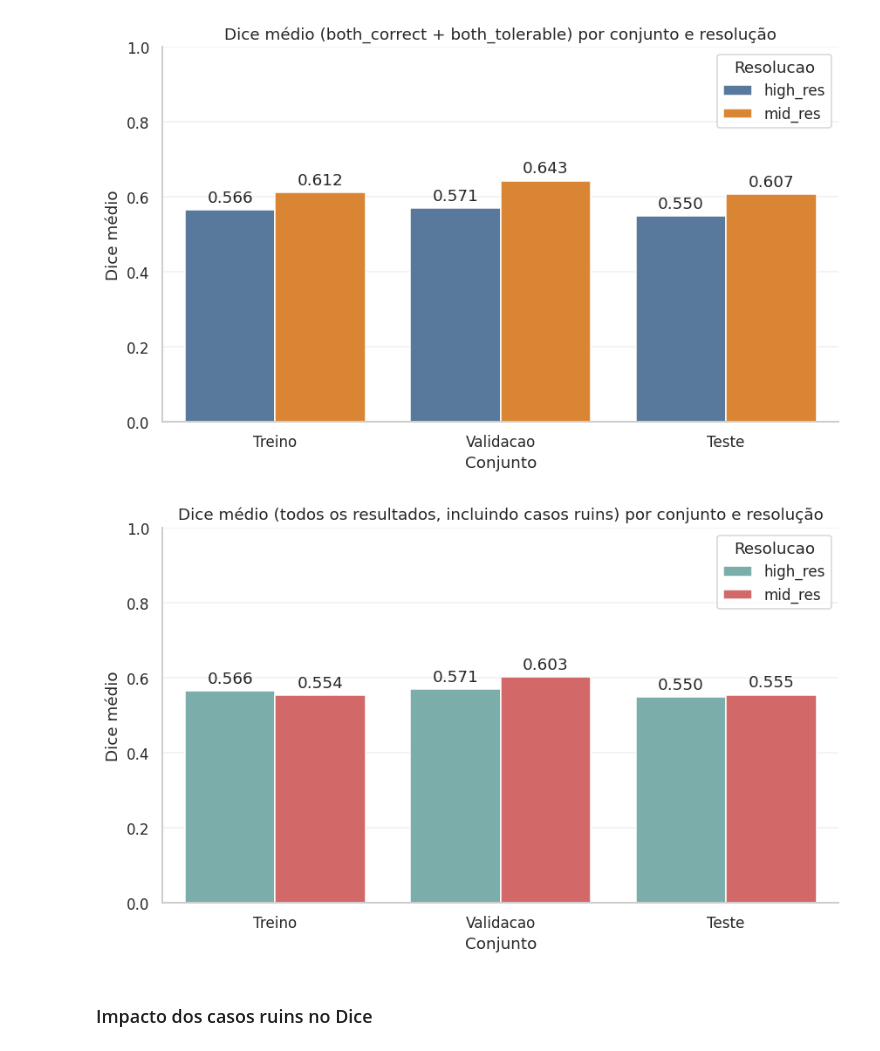
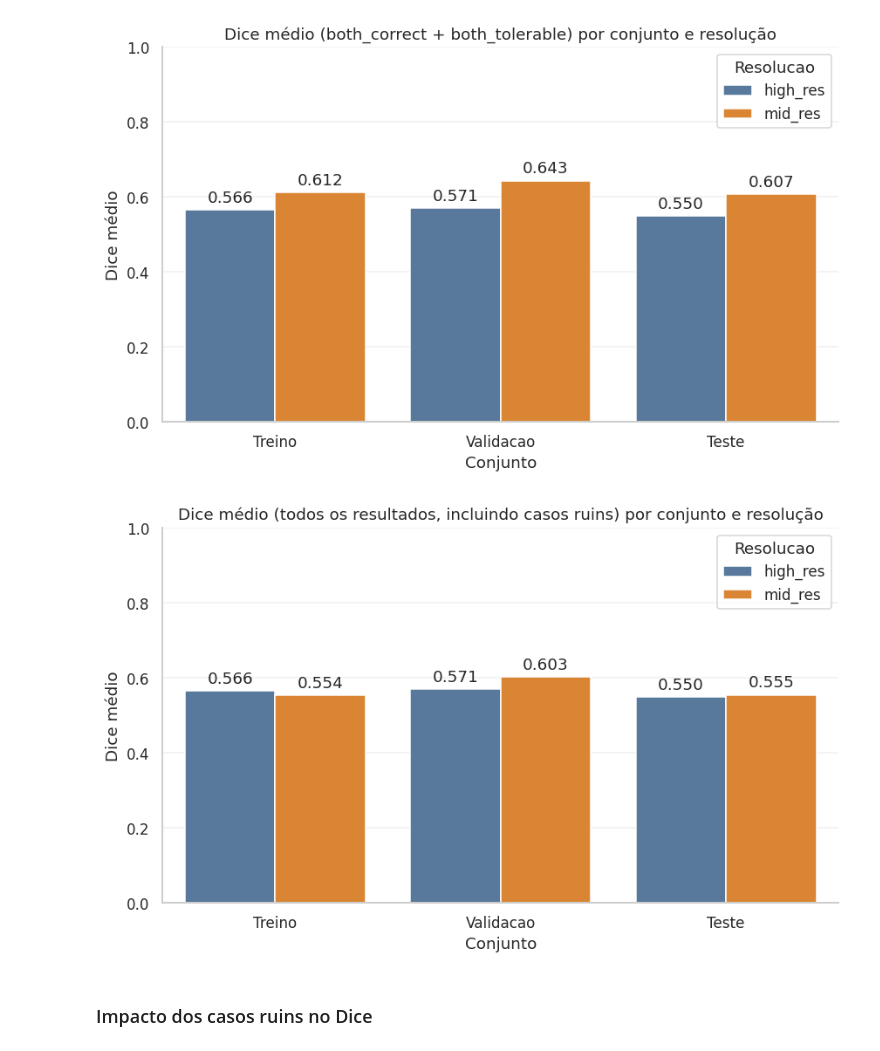
Before and after one commit to matheusssilva991/coronary-centerline-detection, a Jupyter notebook: src/eda_tests.ipynb, the cells around one changed output. Saved outputs shown, nothing was run; the diff lists cells and outputs as text; code cells hidden in the pictures.

```diff
--- a/src/eda_tests.ipynb
+++ b/src/eda_tests.ipynb
@@ -471,15 +475,15 @@ ax_subset = viz.subset.plot_subset_metric_by_resolution(
 # %%
 ax_subset_all = viz.subset.plot_subset_metric_by_resolution(
     subset_summary_df=subset_summary_df,
     metric_col="dice_medio_todos",
     title="Dice médio (todos os resultados, incluindo casos ruins) por conjunto e resolução",
     ylabel="Dice médio",
-    palette=["#72B7B2", "#E45756"],
+    palette=["#4C78A8", "#F58518"],
     ylim=(0, 1),
     bar_label_fmt="%.3f",
 )
 # %% [output]
-[figure, old version]
+[figure, new version]
 # %% [markdown]
 ### Impacto dos casos ruins no Dice
 # %%
```
Also changed, not shown: parts of 32 cells of this notebook, 5 other files.
